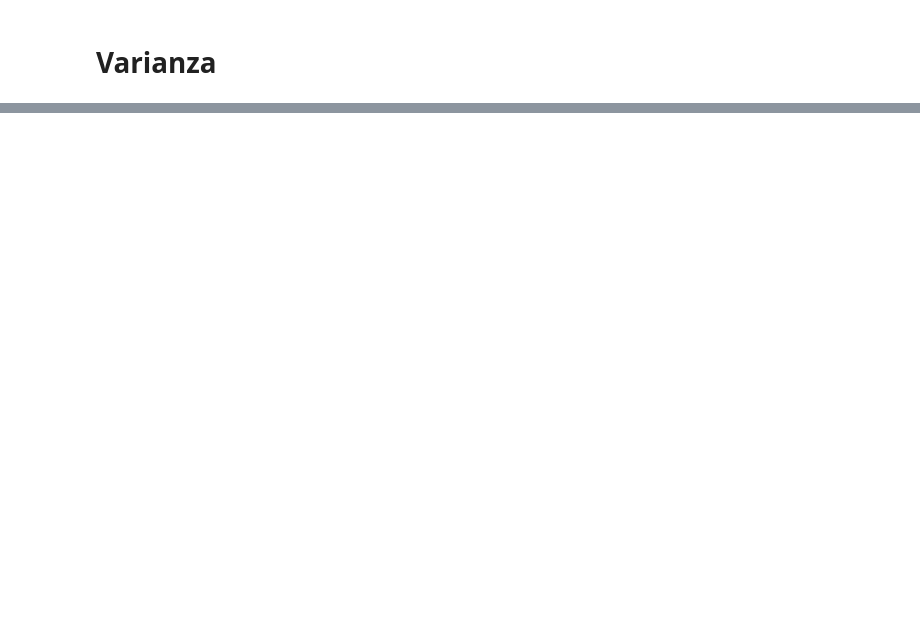
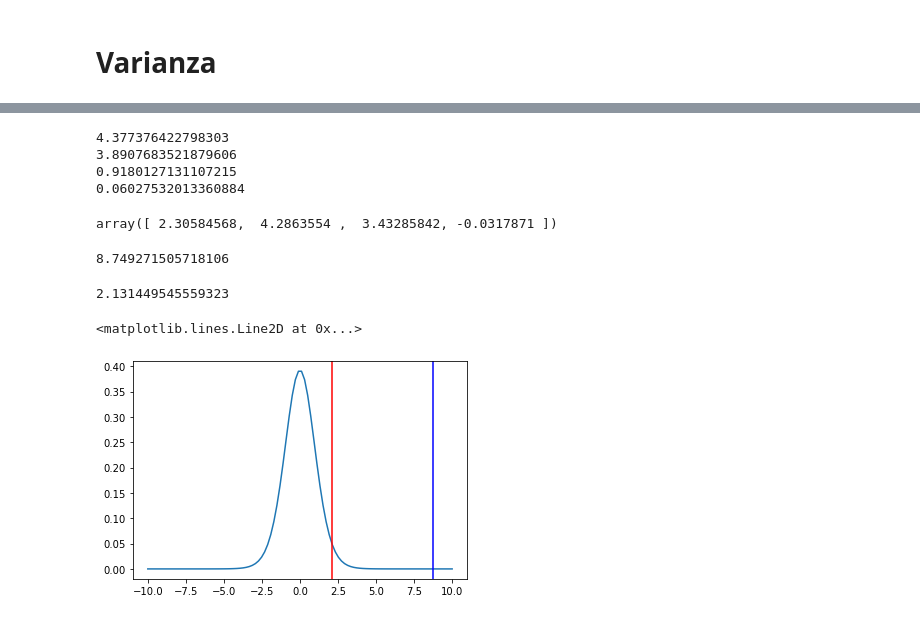
Before and after one commit to psalazarg02/MetodosComputacionales20222, a Jupyter notebook: Week8/IncertidumbreMinimosCuadrados.ipynb, the cells around one changed output, grey strips where cells are left out. Drawn from its saved outputs; the diff is of its cells as text; code cells hidden in the pictures; blank space fills up the shorter version.

```diff
--- a/Week8/IncertidumbreMinimosCuadrados.ipynb
+++ b/Week8/IncertidumbreMinimosCuadrados.ipynb
@@ -291,0 +275,4 @@ array([[  1.        ,   0.        ,   0.        ],
+# %%
+MR = y - np.dot(A,mean)
+sigma2 = np.dot( MR.T, MR )/(N-len(mean))
+sigma2
@@ -291,0 +281,3 @@ array([[  1.        ,   0.        ,   0.        ],
+# %%
+Var = sigma2*np.linalg.inv(np.dot(A.T,A))
+Var
@@ -291,0 +293,32 @@ array([[  1.        ,   0.        ,   0.        ],
+# %%
+for i in range(len(mean)):
+    print(np.sqrt(Var[i,i]))
+# %% [output]
+4.377376422798303
+3.8907683521879606
+0.9180127131107215
+0.06027532013360884
+# %%
+mean
+# %% [output]
+array([ 2.30584568,  4.2863554 ,  3.43285842, -0.0317871 ])
+# %%
+tobs = (0 - mean[-1])/Var[-1,-1]
+tobs
+# %% [output]
+8.749271505718106
+# %%
+from scipy.stats import t
+df = N - len(mean) - 1
+tcritico =  t.ppf(0.975,df=df)
+tcritico
+# %% [output]
+2.131449545559323
+# %%
+x = np.linspace(-10,10,100)
+plt.plot(x,t.pdf(x,df=df))
+plt.axvline(x=tcritico,color='r')
+plt.axvline(x=tobs,color='b')
+# %% [output]
+<matplotlib.lines.Line2D at 0x...>
+[figure, added]
```
Also changed, not shown: parts of 17 cells of this notebook.
